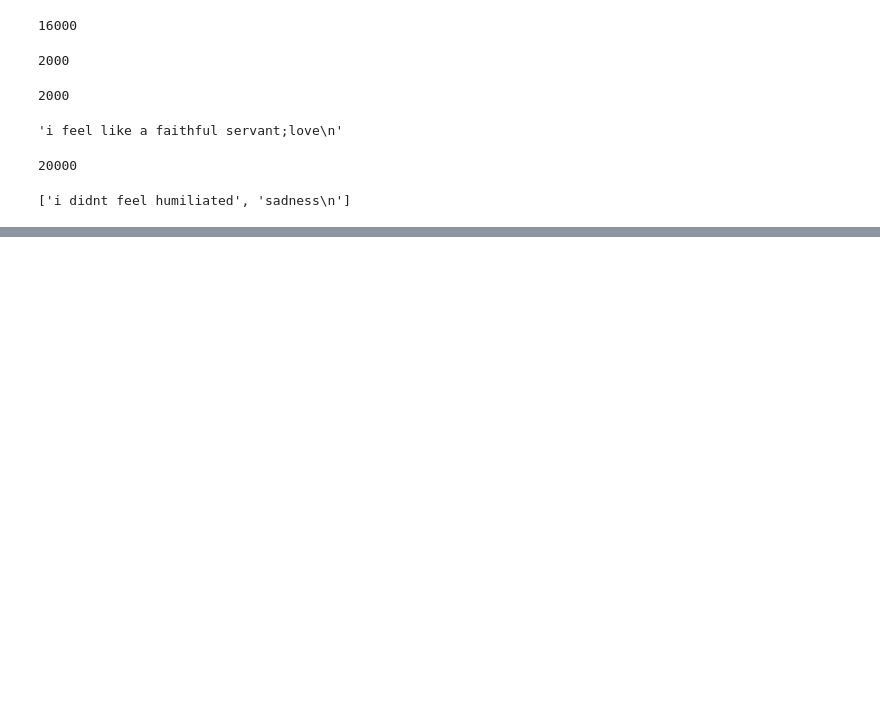
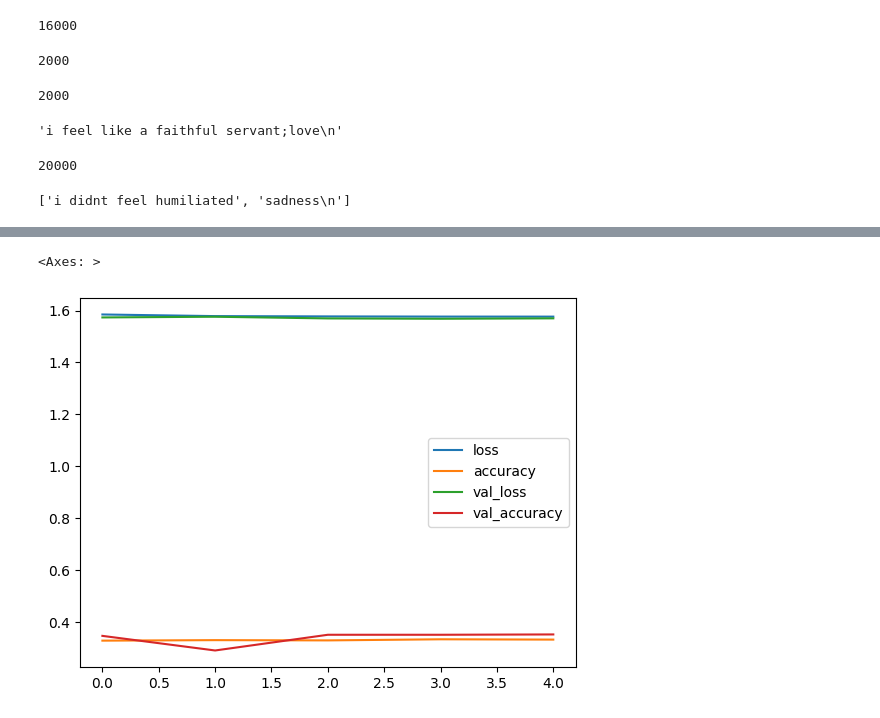
Before and after one commit to upflairs-pvt-ltd/jecrc-AI_ML_example-27thsep2023, a Jupyter notebook: Deep learning/RNN/text-classification/text_classification.ipynb, the cells around one changed output, grey strips where cells are left out. Drawn from its saved outputs; the diff is of its cells as text; code cells hidden in the pictures; blank space fills up the shorter version.

```diff
--- a/Deep learning/RNN/text-classification/text_classification.ipynb
+++ b/Deep learning/RNN/text-classification/text_classification.ipynb
@@ -63,0 +219,7 @@ x
+# %%
+#RNN model
+model = Sequential()
+model.add(SimpleRNN(30,input_shape=(35,1), return_sequences=False))
+model.add(Dense(6,activation='softmax'))
+model.compile(loss='sparse_categorical_crossentropy',optimizer='adam',metrics=['accuracy'])
+model.summary()
@@ -63,0 +240,2 @@ x
+# %%
+model.fit(x_train,y_train,epochs=5)
@@ -63,0 +289,10 @@ x
+# %%
+## LSTM  MODEL Definining
+model2 = Sequential()
+model2.add(LSTM(units=64,input_shape=(35,1),return_sequences=True))
+model2.add(LSTM(units=32))
+model2.add(Dense(units=25,activation='tanh'))
+model2.add(Dense(6,activation='softmax'))  #<-- OUTPUT LAYER
+
+model2.compile(optimizer='adam',loss='sparse_categorical_crossentropy',metrics=['accuracy'])
+model2.summary()
@@ -63,0 +317,2 @@ x
+# %%
+history = model2.fit(x_train,y_train,epochs=5,validation_data=(x_test,y_test))
@@ -63,0 +341,6 @@ x
+# %%
+import pandas as pd
+pd.DataFrame(history.history).plot()
+# %% [output]
+<Axes: >
+[figure, added]
```
Also changed, not shown: parts of 47 cells of this notebook.
